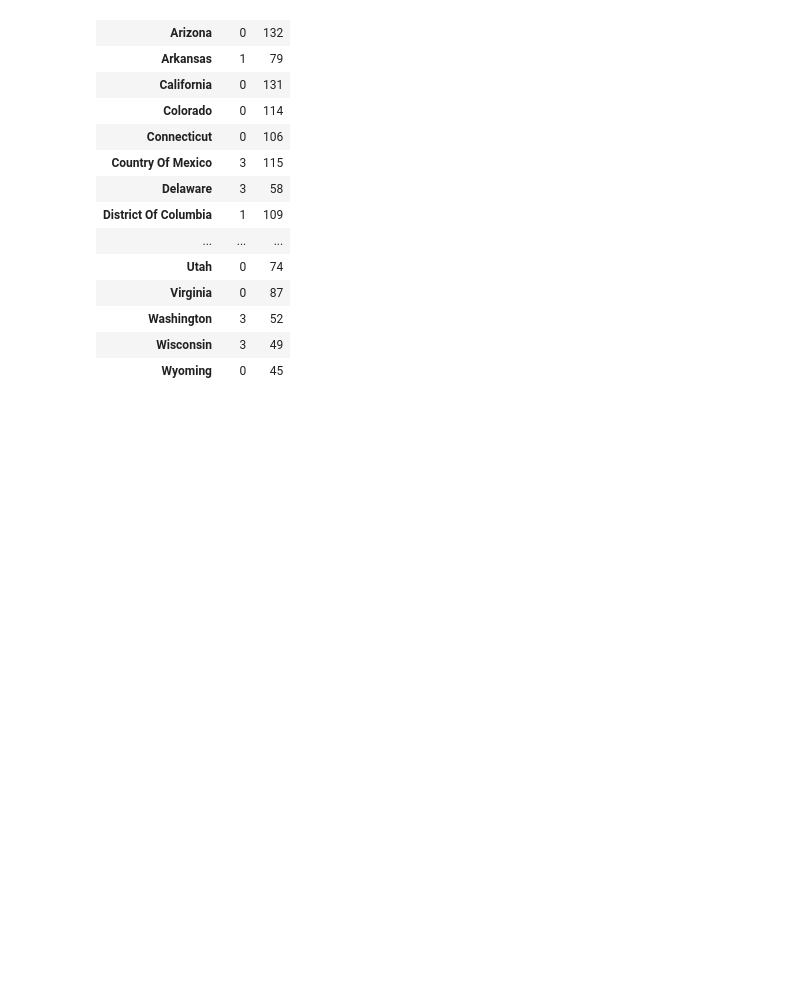
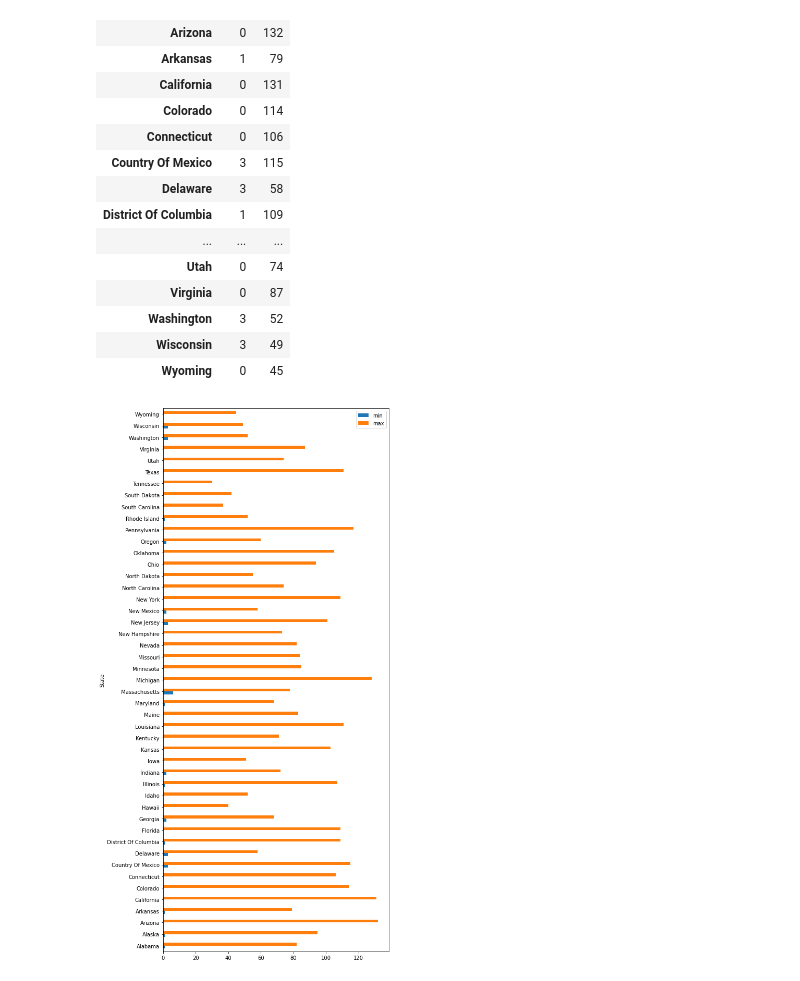
Before and after one commit to Shweta318/Visual, a Jupyter notebook: Pollution data.ipynb, the cells around one changed output. Saved outputs shown, nothing was run; the diff lists cells and outputs as text; code cells hidden in the pictures; blank space fills up the shorter version.

```diff
--- a/Pollution data.ipynb
+++ b/Pollution data.ipynb
@@ -165,3 +165,10 @@ poll_index.groupby("State")["NO2 AQI"].aggregate(["min","max"])
 | Washington | 3 | 52 |
 | Wisconsin | 3 | 49 |
 | Wyoming | 0 | 45 |
+# %%
+
+poll_index.groupby("State")["NO2 AQI"].aggregate(["min","max"]).plot(kind='barh',figsize=(8,15))
+
+plt.tight_layout()
+# %% [output]
+[figure, added]
```
